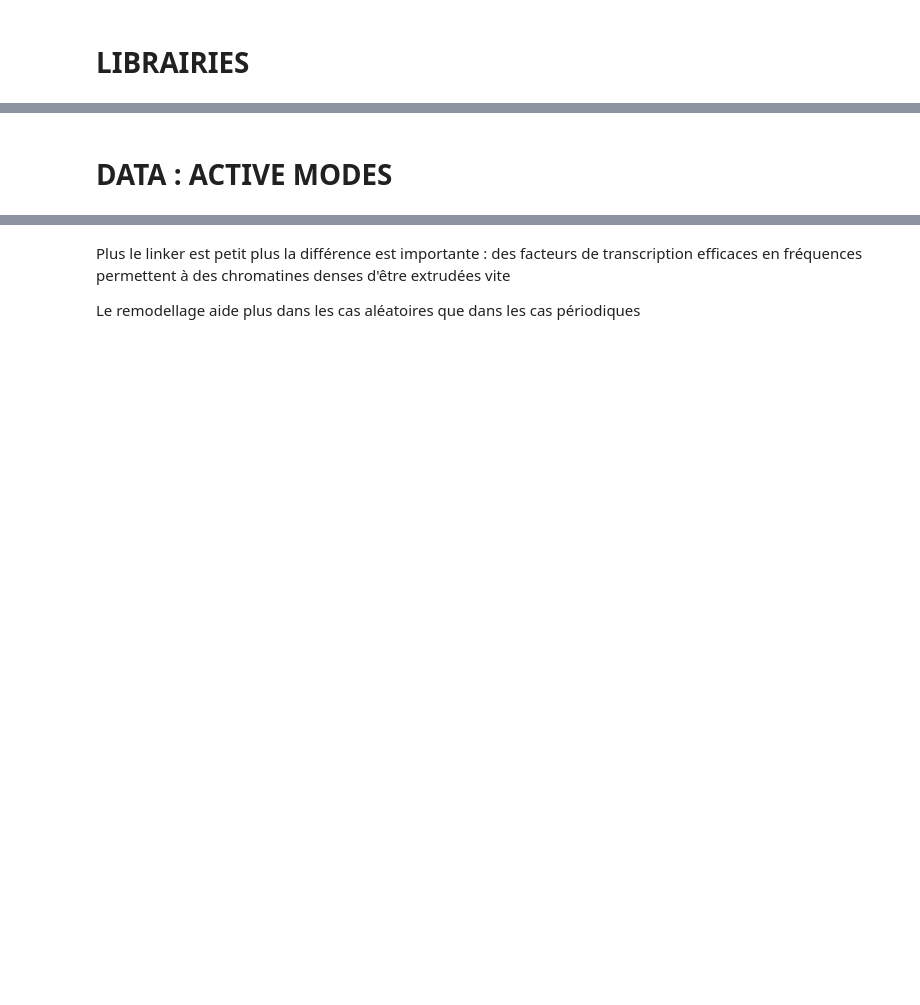
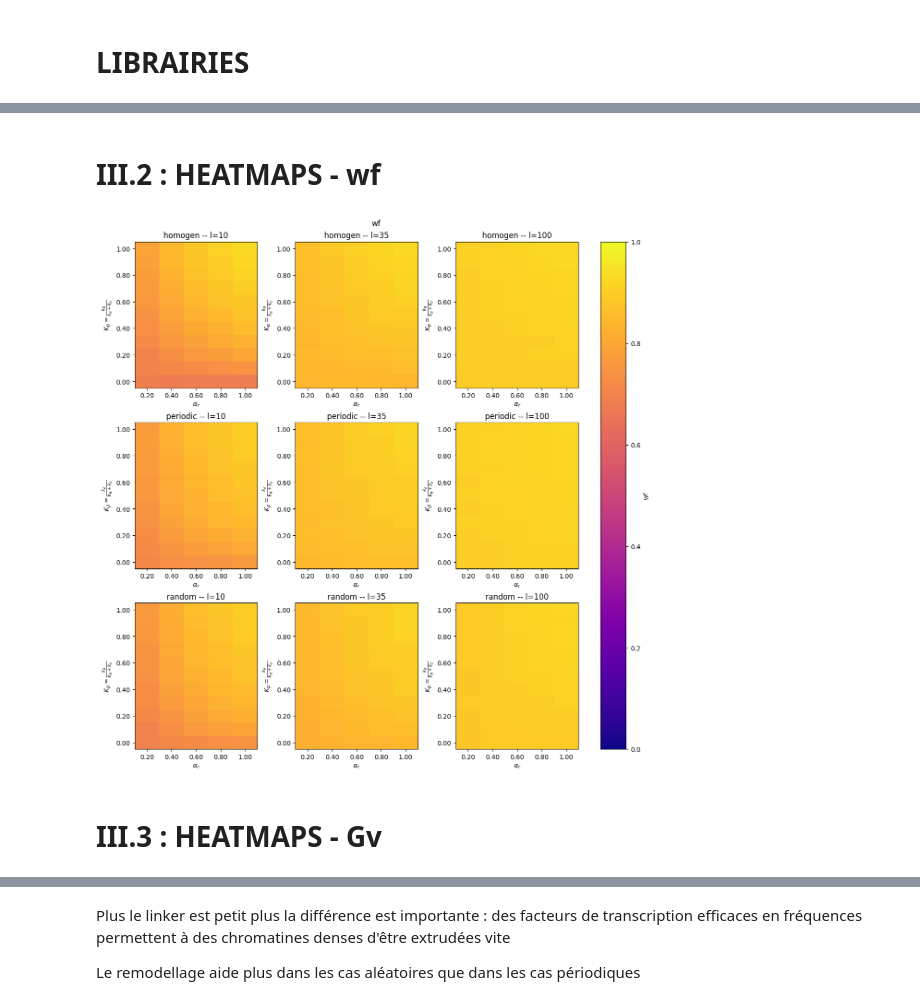
Before and after one commit to npelletbossot/Workspace, a Jupyter notebook: notebooks/work/fact.ipynb, the cells around one changed output, grey strips where cells are left out. Cells and saved outputs as stored; diff of their text form; code cells hidden in the pictures; blank space fills up the shorter version.

```diff
--- a/notebooks/work/fact.ipynb
+++ b/notebooks/work/fact.ipynb
@@ -776,2 +735,9 @@ for value in ["v_mean", "vc_mean", "vc_med", "wf", "Gv", "Gw"]:
 # %% [markdown]
-# DATA : ACTIVE MODES
+# III.2 : HEATMAPS - wf
+# %%
+# ── Visualisation ───────────────────────────────────────────────────────────
+plot_heatmaps(df_all, "wf")
+# %% [output]
+[figure, added]
+# %% [markdown]
+# III.3 : HEATMAPS - Gv
```
Also changed, not shown: parts of 37 cells of this notebook, 2 other files.
